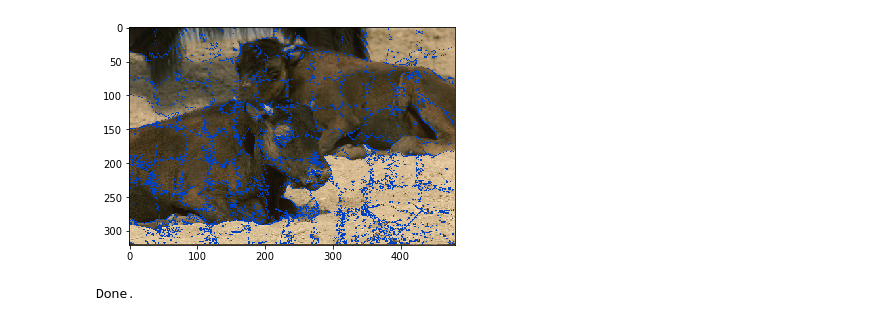
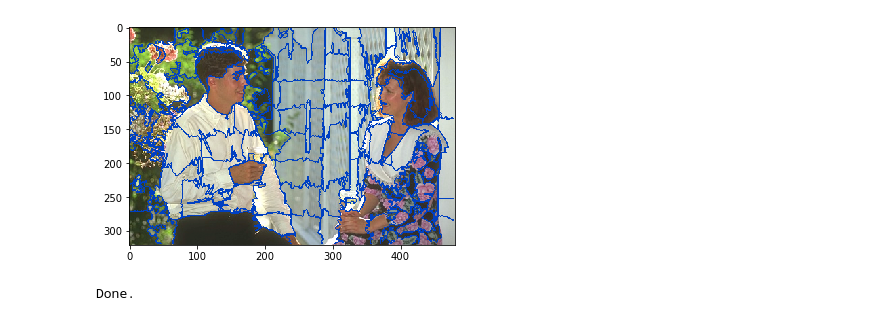
Before and after one commit to kariulele/PLOP-texture_segmentation, a Jupyter notebook: Projet.ipynb, the cells around one changed output. Saved outputs shown, nothing was run; the diff lists cells and outputs as text; code cells hidden in the pictures.

```diff
--- a/Projet.ipynb
+++ b/Projet.ipynb
@@ -311,0 +356,24 @@ Done.
+# %%
+def calculpix(im, nb_points, dist=-1):
+    color_points, nb_length = make_color_points(im, nb_point)
+    slic_im, d = make_image(im, color_points, nb_point)
+
+    imlbp = fromlabtolbp(im)
+    lbp = apply_lbp_on_image(imlbp)
+
+    if dist==-1:
+        to_fuse = fuse_cluster(color_points, d, lbp.astype(np.uint8), slic_im, nb_length)
+    else:
+        to_fuse = fuse_cluster(color_points, d, lbp.astype(np.uint8), slic_im, nb_length, dist)
+    dfuse = fuse(to_fuse, color_points, d)
+
+    res = fromimtoslic(im, color_points, dfuse)
+
+    fuseborder = addborder(im, res)
+    plot_img(fuseborder)
+    return res
+# %%
+im = openImg("./Dataset/157055.jpg")
+nb_point = 100
+
+plot_img(im)
@@ -311,0 +383,2 @@ Done.
+# %%
+res = calculpix(im, nb_point, 40)
@@ -311,0 +393,5 @@ Done.
+# %%
+test = cv2.cvtColor(res.astype(np.uint8), cv2.COLOR_LAB2RGB)
+test = cv2.cvtColor(test, cv2.COLOR_RGB2GRAY)
+test = skimo.area_opening(skimo.area_closing(test))
+plt.imshow(test, cmap='gray')
@@ -312,6 +401,6 @@ Done.
 # %%
-im_bord = addborder(im, d)
-plot_img(im)
+fuseborder = addborder(im, test)
+plot_img(fuseborder)
 # %% [output]
-[figure, old version]
+[figure, new version]
 Done.
```
Also changed, not shown: parts of 24 cells of this notebook.
